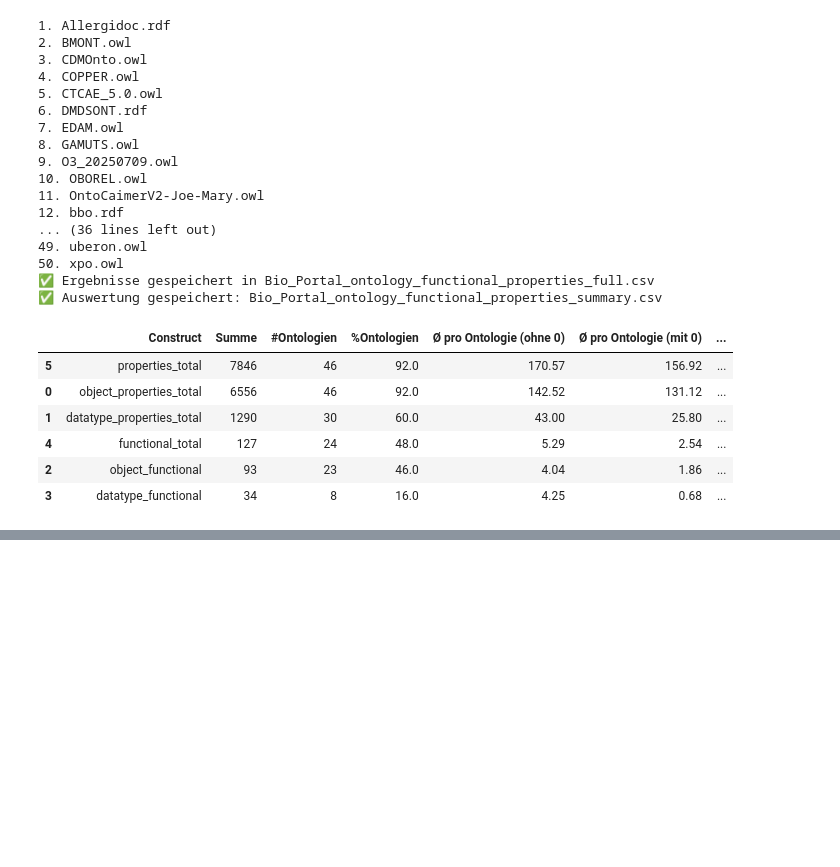
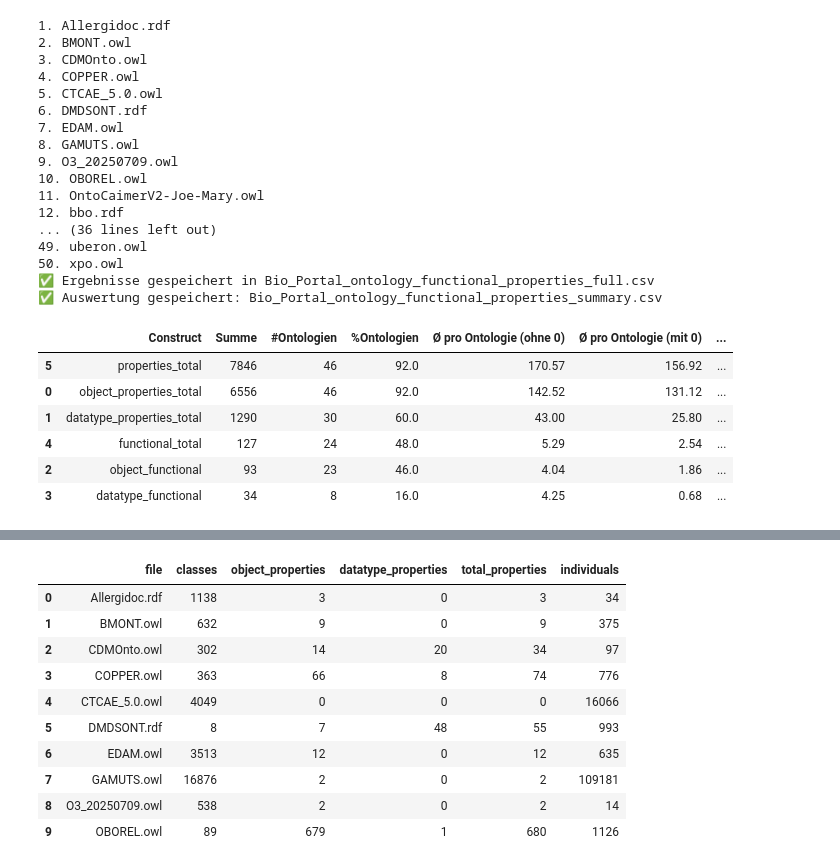
Before and after one commit to RagnaSol31/OntologyShredder_new, a Jupyter notebook: statistict_for_jusification.ipynb, the cells around one changed output, grey strips where cells are left out. Drawn from its saved outputs; the diff is of its cells as text; code cells hidden in the pictures; blank space fills up the shorter version.

```diff
--- a/statistict_for_jusification.ipynb
+++ b/statistict_for_jusification.ipynb
@@ -1869,0 +2343,62 @@ summary_df
+# %%
+import os
+import pandas as pd
+from rdflib import Graph, RDF, OWL
+
+# --- Pfade ---
+ONT_DIR = r"C:\Users\ilove\OneDrive\Uni\Master - Philipps Uni\Master Thesis\Ontologien\Zum Testen von Verteilungen von Konzepten\Bio Portal"
+OUT_CSV = "ontology_basic_entity_counts.csv"
+EXTS = (".owl", ".ttl", ".rdf", ".jsonld", ".nt", ".n3")
+
+def count_basic_entities(g: Graph):
+    """
+    Zählt Klassen, Properties (ohne Annotation Properties) und Individuen in einer Ontologie.
+    """
+    classes = set(g.subjects(RDF.type, OWL.Class))
+    obj_props = set(g.subjects(RDF.type, OWL.ObjectProperty))
+    data_props = set(g.subjects(RDF.type, OWL.DatatypeProperty))
+    anno_props = set(g.subjects(RDF.type, OWL.AnnotationProperty))
+
+    # Individuen: alle Subjekte, die kein Klassen- oder Property-Objekt sind
+    all_subjects = {s for s, _, _ in g}
+    technical = classes | obj_props | data_props | anno_props
+    individuals = {s for s in all_subjects if s not in technical and isinstance(s, (str, type(next(iter(all_subjects), None))))}
+
+    # Zählen
+    return {
+        "classes": len(classes),
+        "object_properties": len(obj_props),
+        "datatype_properties": len(data_props),
+        "total_properties": len(obj_props | data_props),  # Annotation Props explizit ausgeschlossen
+        "individuals": len(individuals),
+    }
+
+
+# --- Hauptlogik ---
+rows = []
+idx = 1
+for fname in sorted(os.listdir(ONT_DIR)):
+    if not fname.lower().endswith(EXTS):
+        continue
+
+    path = os.path.join(ONT_DIR, fname)
+    print(f"{idx}. {fname}")
+    idx += 1
+
+    try:
+        g = Graph()
+        g.parse(path)
+        stats = count_basic_entities(g)
+    except Exception as e:
+        print(f"   ⚠️ Fehler beim Parsen: {e}")
+        stats = {"classes": 0, "object_properties": 0, "datatype_properties": 0, "total_properties": 0, "individuals": 0}
+
+    rows.append({"file": fname, **stats})
+
+# --- DataFrame ---
+df = pd.DataFrame(rows)
+df.to_csv(OUT_CSV, index=False)
+
+print(f"✅ Ergebnisse gespeichert in {OUT_CSV}")
+df.head(10)
+# %% [output]
@@ -1869,0 +2422,11 @@ summary_df
+|  | file | classes | object_properties | datatype_properties | total_properties | individuals |
+| 0 | Allergidoc.rdf | 1138 | 3 | 0 | 3 | 34 |
+| 1 | BMONT.owl | 632 | 9 | 0 | 9 | 375 |
+| 2 | CDMOnto.owl | 302 | 14 | 20 | 34 | 97 |
+| 3 | COPPER.owl | 363 | 66 | 8 | 74 | 776 |
+| 4 | CTCAE_5.0.owl | 4049 | 0 | 0 | 0 | 16066 |
+| 5 | DMDSONT.rdf | 8 | 7 | 48 | 55 | 993 |
+| 6 | EDAM.owl | 3513 | 12 | 0 | 12 | 635 |
+| 7 | GAMUTS.owl | 16876 | 2 | 0 | 2 | 109181 |
+| 8 | O3_20250709.owl | 538 | 2 | 0 | 2 | 14 |
+| 9 | OBOREL.owl | 89 | 679 | 1 | 680 | 1126 |
```
Also changed, not shown: parts of 4 cells of this notebook, 1 other file.
